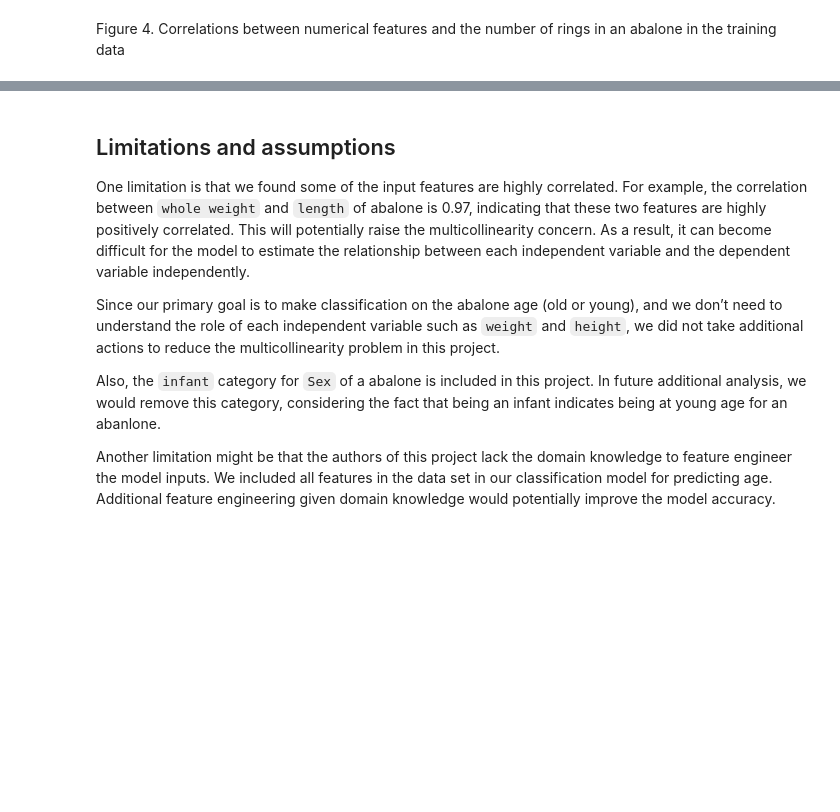
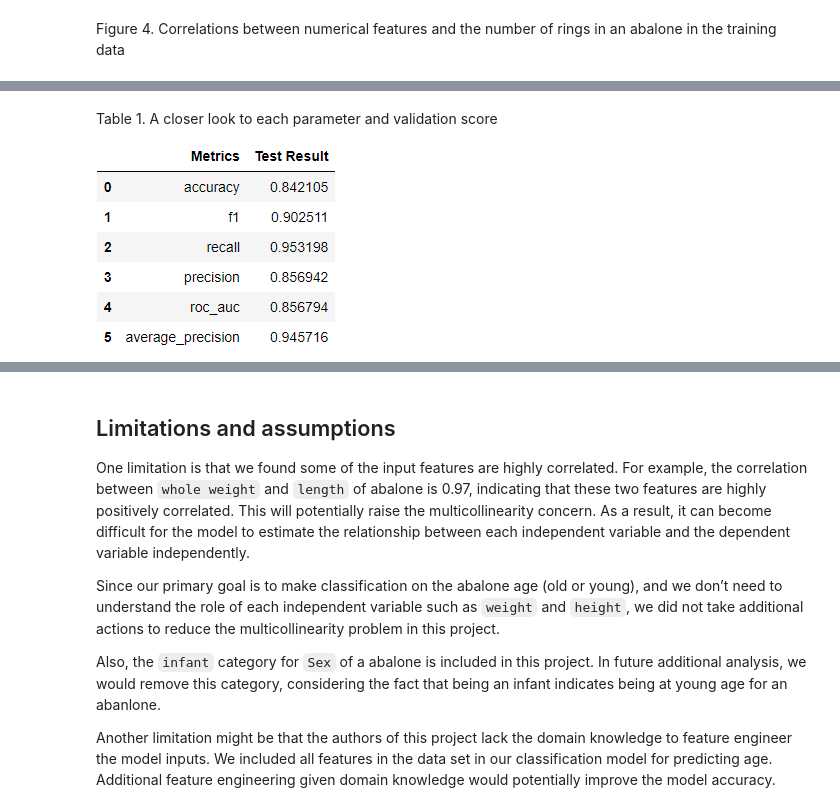
Before and after one commit to veerupandey/abalone_age_classification, a Jupyter notebook: docs/Project_report_milestone2.ipynb, the cells around one changed output, grey strips where cells are left out. Saved outputs shown, nothing was run; the diff lists cells and outputs as text; code cells hidden in the pictures; blank space fills up the shorter version.

```diff
--- a/docs/Project_report_milestone2.ipynb
+++ b/docs/Project_report_milestone2.ipynb
@@ -73,0 +86,6 @@ The correlation map provides useful information in determining what feature migh
+# %% [markdown]
+Table 1. A closer look to each parameter and validation score
+# %%
+Image("../results/model/test_result_table.png")
+# %% [output]
+[figure, added]
```
Also changed, not shown: parts of 10 cells of this notebook, 9 other files.
